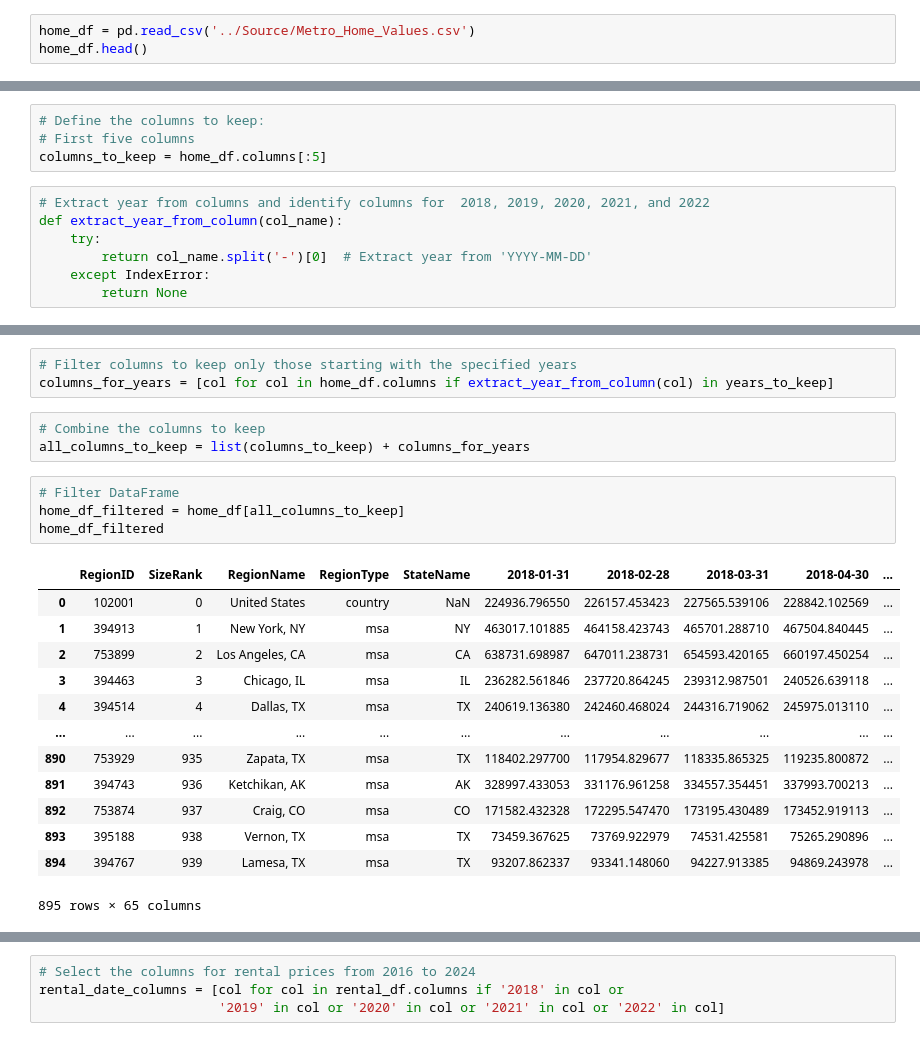
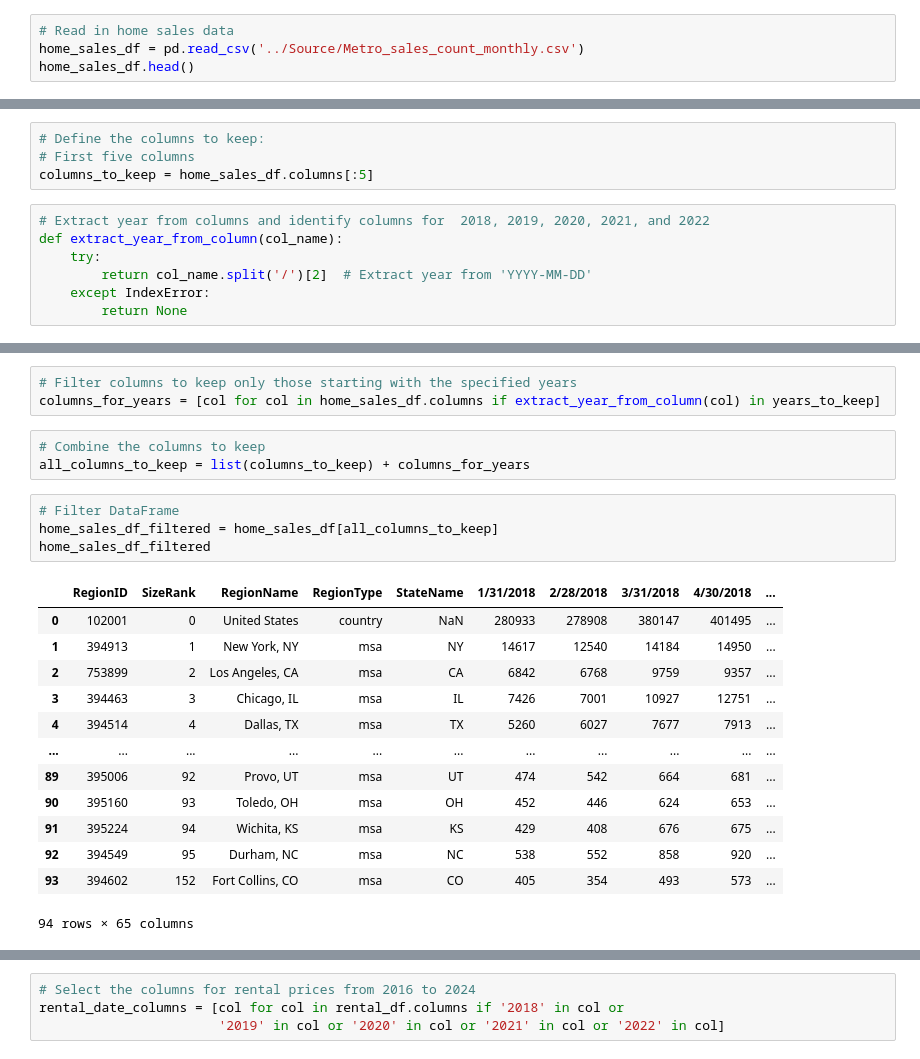
Before and after one commit to elgnol/RealEstate_Project_3, a Jupyter notebook: Analysis/Data_analysis - Taireagan.ipynb, the cells around one changed output, grey strips where cells are left out. Cells and saved outputs as stored; diff of their text form.

Commit message:
uploading new data files

```diff
--- a/Analysis/Data_analysis - Taireagan.ipynb
+++ b/Analysis/Data_analysis - Taireagan.ipynb
@@ -22,5 +4,6 @@ from sklearn.linear_model import LinearRegression
 import numpy as np
 # %%
-home_df = pd.read_csv('../Source/Metro_Home_Values.csv')
-home_df.head()
+# Read in home sales data
+home_sales_df = pd.read_csv('../Source/Metro_sales_count_monthly.csv')
+home_sales_df.head()
 # %% [output]
@@ -86,12 +58,12 @@ med_hhi_df.head()
 # %%
 # Define the columns to keep:
 # First five columns
-columns_to_keep = home_df.columns[:5]
+columns_to_keep = home_sales_df.columns[:5]
 # %%
 # Extract year from columns and identify columns for  2018, 2019, 2020, 2021, and 2022
 def extract_year_from_column(col_name):
     try:
-        return col_name.split('-')[0]  # Extract year from 'YYYY-MM-DD'
+        return col_name.split('/')[2]  # Extract year from 'YYYY-MM-DD'
     except IndexError:
         return None
 # %%
@@ -99,25 +71,25 @@ def extract_year_from_column(col_name):
 years_to_keep = {'2018', '2019', '2020', '2021', '2022'}
 # %%
 # Filter columns to keep only those starting with the specified years
-columns_for_years = [col for col in home_df.columns if extract_year_from_column(col) in years_to_keep]
+columns_for_years = [col for col in home_sales_df.columns if extract_year_from_column(col) in years_to_keep]
 # %%
 # Combine the columns to keep
 all_columns_to_keep = list(columns_to_keep) + columns_for_years
 # %%
 # Filter DataFrame
-home_df_filtered = home_df[all_columns_to_keep]
-home_df_filtered
+home_sales_df_filtered = home_sales_df[all_columns_to_keep]
+home_sales_df_filtered
 # %% [output]
-|  | RegionID | SizeRank | RegionName | RegionType | StateName | 2018-01-31 | 2018-02-28 | 2018-03-31 | 2018-04-30 | ... |
-| 0 | 102001 | 0 | United States | country | NaN | 224936.796550 | 226157.453423 | 227565.539106 | 228842.102569 | ... |
-| 1 | 394913 | 1 | New York, NY | msa | NY | 463017.101885 | 464158.423743 | 465701.288710 | 467504.840445 | ... |
-| 2 | 753899 | 2 | Los Angeles, CA | msa | CA | 638731.698987 | 647011.238731 | 654593.420165 | 660197.450254 | ... |
-| 3 | 394463 | 3 | Chicago, IL | msa | IL | 236282.561846 | 237720.864245 | 239312.987501 | 240526.639118 | ... |
-| 4 | 394514 | 4 | Dallas, TX | msa | TX | 240619.136380 | 242460.468024 | 244316.719062 | 245975.013110 | ... |
+|  | RegionID | SizeRank | RegionName | RegionType | StateName | 1/31/2018 | 2/28/2018 | 3/31/2018 | 4/30/2018 | ... |
+| 0 | 102001 | 0 | United States | country | NaN | 280933 | 278908 | 380147 | 401495 | ... |
+| 1 | 394913 | 1 | New York, NY | msa | NY | 14617 | 12540 | 14184 | 14950 | ... |
+| 2 | 753899 | 2 | Los Angeles, CA | msa | CA | 6842 | 6768 | 9759 | 9357 | ... |
+| 3 | 394463 | 3 | Chicago, IL | msa | IL | 7426 | 7001 | 10927 | 12751 | ... |
+| 4 | 394514 | 4 | Dallas, TX | msa | TX | 5260 | 6027 | 7677 | 7913 | ... |
 | ... | ... | ... | ... | ... | ... | ... | ... | ... | ... | ... |
-| 890 | 753929 | 935 | Zapata, TX | msa | TX | 118402.297700 | 117954.829677 | 118335.865325 | 119235.800872 | ... |
-| 891 | 394743 | 936 | Ketchikan, AK | msa | AK | 328997.433053 | 331176.961258 | 334557.354451 | 337993.700213 | ... |
-| 892 | 753874 | 937 | Craig, CO | msa | CO | 171582.432328 | 172295.547470 | 173195.430489 | 173452.919113 | ... |
-| 893 | 395188 | 938 | Vernon, TX | msa | TX | 73459.367625 | 73769.922979 | 74531.425581 | 75265.290896 | ... |
-| 894 | 394767 | 939 | Lamesa, TX | msa | TX | 93207.862337 | 93341.148060 | 94227.913385 | 94869.243978 | ... |
+| 89 | 395006 | 92 | Provo, UT | msa | UT | 474 | 542 | 664 | 681 | ... |
+| 90 | 395160 | 93 | Toledo, OH | msa | OH | 452 | 446 | 624 | 653 | ... |
+| 91 | 395224 | 94 | Wichita, KS | msa | KS | 429 | 408 | 676 | 675 | ... |
+| 92 | 394549 | 95 | Durham, NC | msa | NC | 538 | 552 | 858 | 920 | ... |
+| 93 | 394602 | 152 | Fort Collins, CO | msa | CO | 405 | 354 | 493 | 573 | ... |
-895 rows × 65 columns
+94 rows × 65 columns
```
Also changed, not shown: parts of 24 cells of this notebook, 27 other files.
